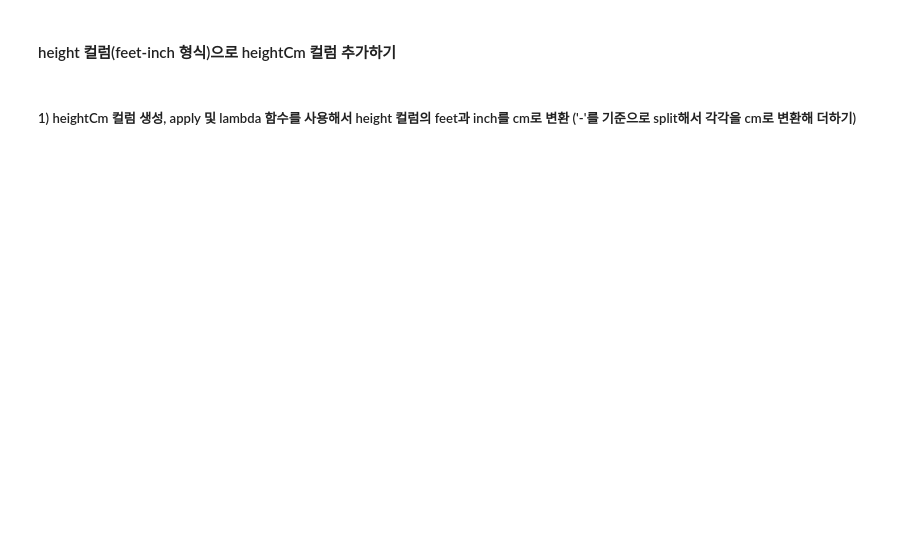
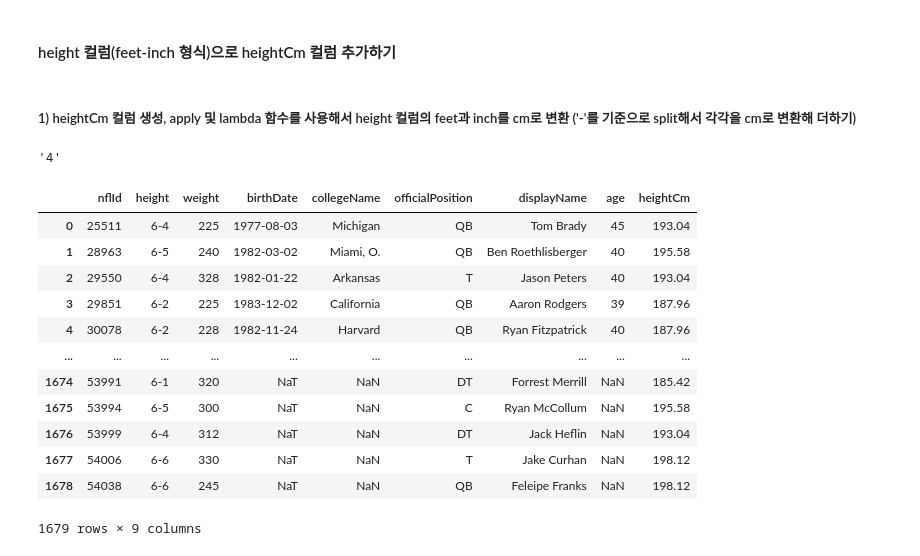
Before and after one commit to kimkimwonwon/22th_newcomer, a Jupyter notebook: 0110_Pandas_Numpy/pandas_numpy_22기 교육세션_과제의 사본.ipynb, the cells around one changed output. Saved outputs shown, nothing was run; the diff lists cells and outputs as text; code cells hidden in the pictures; blank space fills up the shorter version.

```diff
--- a/0110_Pandas_Numpy/pandas_numpy_22기 교육세션_과제의 사본.ipynb
+++ b/0110_Pandas_Numpy/pandas_numpy_22기 교육세션_과제의 사본.ipynb
@@ -329,3 +355,5 @@ data.head()
 #### birthDate 컬럼으로 age 컬럼 추가하기
 # %% [markdown]
 ##### 1) birthDate 컬럼의 자료형을 object에서 datetime으로 전환
+# %%
+data['birthDate'] = pd.to_datetime(data['birthDate'])
@@ -332,2 +375,15 @@ data.head()
 # %% [markdown]
 ##### 2) age 컬럼 생성, apply 및 lambda 함수를 써서 나이 계산
+# %%
+def get_year(x):
+    try:
+        x= x.strftime('%Y')
+        x= int(x)
+    except:
+        pass
+    return x
+
+data['age'] =  data['birthDate'].apply(get_year)
+# %%
+data['age'] = 2022-data['age']
+# 2023-(year+1) = > 2022-year
@@ -337,3 +424,30 @@ data.head()
 #### height 컬럼(feet-inch 형식)으로 heightCm 컬럼 추가하기
 # %% [markdown]
 ##### 1) heightCm 컬럼 생성, apply 및 lambda 함수를 사용해서 height 컬럼의 feet과 inch를 cm로 변환 ('-'를 기준으로 split해서 각각을 cm로 변환해 더하기)
+# %%
+x= '6-4'
+lst= x.split('-')
+lst[1]
+# %% [output]
+'4'
+# %%
+def height_to_cm(x):
+    lst = x.split('-')
+    value = int(lst[0]) *30.48 + int(lst[1]) *2.54
+    return value
+data['heightCm'] = data['height'].apply(height_to_cm)
+data
+# %% [output]
+|  | nflId | height | weight | birthDate | collegeName | officialPosition | displayName | age | heightCm |
+| 0 | 25511 | 6-4 | 225 | 1977-08-03 | Michigan | QB | Tom Brady | 45 | 193.04 |
+| 1 | 28963 | 6-5 | 240 | 1982-03-02 | Miami, O. | QB | Ben Roethlisberger | 40 | 195.58 |
+| 2 | 29550 | 6-4 | 328 | 1982-01-22 | Arkansas | T | Jason Peters | 40 | 193.04 |
+| 3 | 29851 | 6-2 | 225 | 1983-12-02 | California | QB | Aaron Rodgers | 39 | 187.96 |
+| 4 | 30078 | 6-2 | 228 | 1982-11-24 | Harvard | QB | Ryan Fitzpatrick | 40 | 187.96 |
+| ... | ... | ... | ... | ... | ... | ... | ... | ... | ... |
+| 1674 | 53991 | 6-1 | 320 | NaT | NaN | DT | Forrest Merrill | NaN | 185.42 |
+| 1675 | 53994 | 6-5 | 300 | NaT | NaN | C | Ryan McCollum | NaN | 195.58 |
+| 1676 | 53999 | 6-4 | 312 | NaT | NaN | DT | Jack Heflin | NaN | 193.04 |
+| 1677 | 54006 | 6-6 | 330 | NaT | NaN | T | Jake Curhan | NaN | 198.12 |
+| 1678 | 54038 | 6-6 | 245 | NaT | NaN | QB | Feleipe Franks | NaN | 198.12 |
+1679 rows × 9 columns
```
Also changed, not shown: parts of 5 cells of this notebook, 3 other files.
